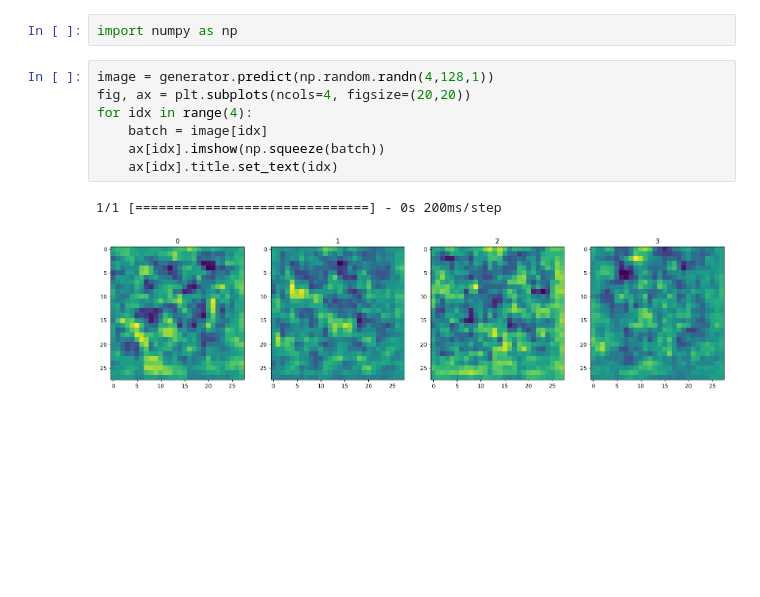
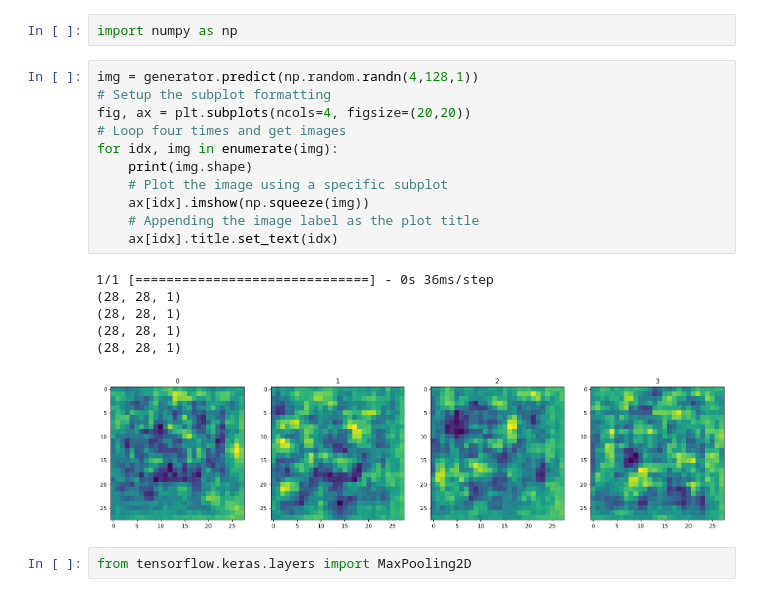
Before and after one commit to karmakaragradwip02/GAN_MODEL, a Jupyter notebook: preparing_model.ipynb, the cells around one changed output. Drawn from its saved outputs; the diff is of its cells as text; blank space fills up the shorter version.

```diff
--- a/preparing_model.ipynb
+++ b/preparing_model.ipynb
@@ -94,12 +94,22 @@ _________________________________________________________________
 # %%
 import numpy as np
 # %%
-image = generator.predict(np.random.randn(4,128,1))
+img = generator.predict(np.random.randn(4,128,1))
+# Setup the subplot formatting
 fig, ax = plt.subplots(ncols=4, figsize=(20,20))
-for idx in range(4):
-    batch = image[idx]
-    ax[idx].imshow(np.squeeze(batch))
+# Loop four times and get images
+for idx, img in enumerate(img):
+    print(img.shape)
+    # Plot the image using a specific subplot
+    ax[idx].imshow(np.squeeze(img))
+    # Appending the image label as the plot title
     ax[idx].title.set_text(idx)
 # %% [output]
-1/1 [==============================] - 0s 200ms/step
+1/1 [==============================] - 0s 36ms/step
+(28, 28, 1)
+(28, 28, 1)
+(28, 28, 1)
+(28, 28, 1)
-[figure, old version]
+[figure, new version]
+# %%
+from tensorflow.keras.layers import MaxPooling2D
```
Also changed, not shown: parts of 17 cells of this notebook, 1 other file.
